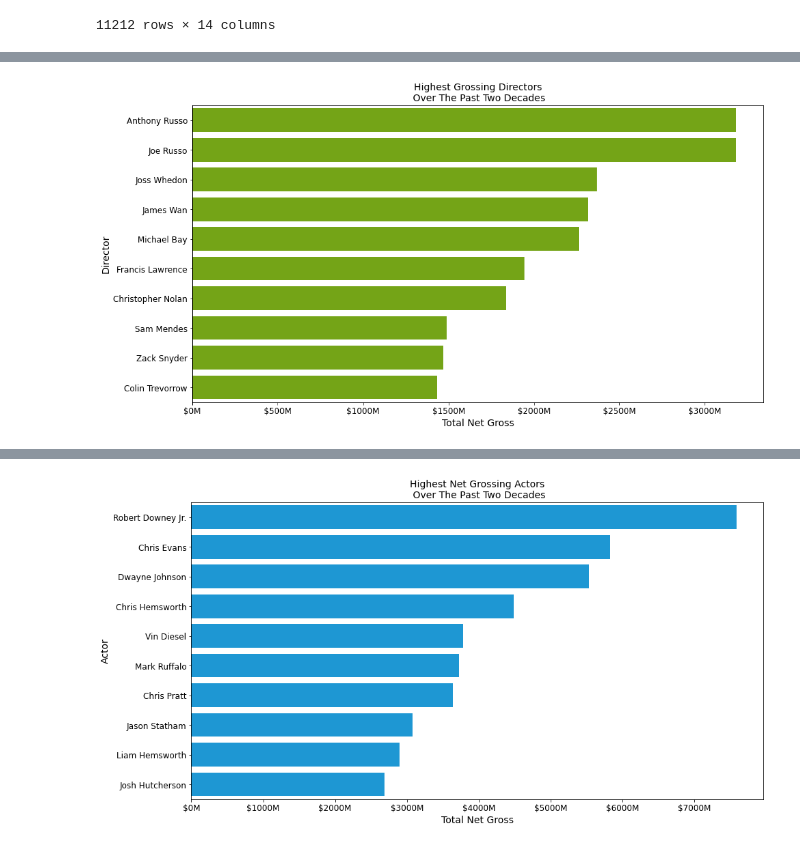
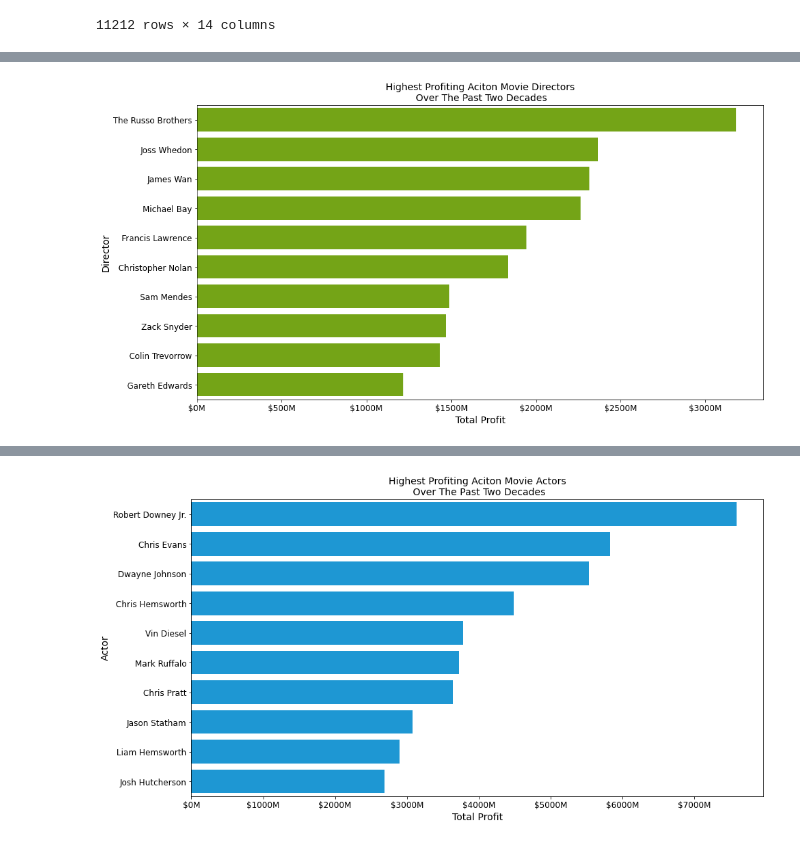
Before and after one commit to paul-lindquist/microsoft-studio-movie-analysis, a Jupyter notebook: data_parsing.ipynb, the cells around one changed output, grey strips where cells are left out. Saved outputs shown, nothing was run; the diff lists cells and outputs as text; code cells hidden in the pictures.

Commit message:
Fixed some code, saved down my visuals

```diff
--- a/data_parsing.ipynb
+++ b/data_parsing.ipynb
@@ -239,8 +33,9 @@ I've located the top net grossing films and now want to figure out why they are
 #assinged that now to an int so that it is easier to read
 #since I'm on a PC for some reason I cannot just convert to int
 #only selected the movies from the past 20 years
-#created a copy of the budget dataframe sorted by the highest worldwide gross
-#selected the top 20 grossing movies from the past 20 years
+#established a column for net gross by subtracting the budget from the worldwide gross
+#merged in my genres so that I may only select action movies
+#selected the top 20 grossing action movies from the past 20 years
 budgetdf.replace(',','', regex=True, inplace=True)
 budgetdf.replace('\$','', regex=True, inplace=True)
 budgetdf['production_budget'] = budgetdf['production_budget'].astype(float)
@@ -251,9 +46,10 @@ budgetdf['worldwide_gross'] = budgetdf['worldwide_gross'].astype(int)
 budgetdf['domestic_gross'] = budgetdf['domestic_gross'].astype(int)
 budgetdf['release_date'] = pd.to_datetime(budgetdf['release_date'])
 budgetdf = budgetdf[budgetdf['release_date'].dt.year >= 2001]
-budgetdf['total_net_gross'] = budgetdf['worldwide_gross'] - budgetdf['production_budget']
+budgetdf['total_profit'] = budgetdf['worldwide_gross'] - budgetdf['production_budget']
 budgetandgenres = budgetdf.merge(genres, left_on=['movie'], right_on=['primary_title'])
-highestgrossdf = budgetandgenres.sort_values(by='total_net_gross', ascending=False)
+actiondf = budgetandgenres[budgetandgenres['genres'].str.contains('Action') == True]
+highestactiondf = actiondf.sort_values(by='total_profit', ascending=False)
 highest20df = highestactiondf.head(20)
 highest20df
 # %% [output]
@@ -426,7 +223,7 @@ grosscrew
 11212 rows × 14 columns
 # %%
 #Copying the dataframe into a sorted by the highest worldwide gross
-highestgrosscrew = grosscrew.sort_values(by='total_net_gross', ascending=False)
+highestgrosscrew = grosscrew.sort_values(by='total_profit', ascending=False)
 # %%
 highestgrosscrew
 # %% [output]
@@ -464,3 +251,11 @@ directors.head()
 | 2436 | nm1119880 | Colin Trevorrow | tt0369610 | director | Jurassic World | 34 | 2015-06-12 | Jurassic World | ... |
 | 3623 | nm1490123 | James Wan | tt2820852 | director | Furious 7 | 67 | 2015-04-03 | Furious 7 | ... |
 | 5721 | nm0923736 | Joss Whedon | tt0848228 | director | The Avengers | 27 | 2012-05-04 | The Avengers | ... |
+# %%
+#I want to treat the Russo Brothers as one since their data is the same and they work as a pair
+#To do so I rename them as The Russo Brothers in my dataframe and drop the name and title constant columns so that
+#I can also drop the duplicate values
+directors.replace('Joe Russo','The Russo Brothers', regex=True, inplace=True)
+directors.replace('Anthony Russo','The Russo Brothers', regex=True, inplace=True)
+directors = directors.drop(['nconst', 'tconst'], axis=1)
+directors = directors.drop_duplicates()
@@ -467,2 +276,2 @@ directors.head()
 # %%
-directorgb = directors.groupby(['primary_name']).sum().sort_values(['total_net_gross'], ascending=False)
+directorgb = directors.groupby(['primary_name']).sum().sort_values(['total_profit'], ascending=False)
@@ -469,17 +293,18 @@ directorgb = directors.groupby(['primary_name']).sum().sort_values(['total_net_g
 # %%
 top10directors = directorgb.head(10)
 # %%
-directorfig, ax = plt.subplots(figsize=(15,8))
-sns.barplot(y = top10directors.index, x = top10directors['total_net_gross'], color='#7cbb00')
-ax.set_title('Highest Grossing Directors\n Over The Past Two Decades', fontsize= 14)
-ax.set_xlabel('Total Net Gross', fontsize= 14)
+stevendirectorfig, ax = plt.subplots(figsize=(15,8))
+sns.barplot(y = top10directors.index, x = top10directors['total_profit'], color='#7cbb00')
+ax.set_title('Highest Profiting Aciton Movie Directors\n Over The Past Two Decades', fontsize= 14)
+ax.set_xlabel('Total Profit', fontsize= 14)
 ax.set_ylabel('Director', fontsize= 14)
 formatter = FuncFormatter(millions)
 ax.xaxis.set_major_formatter(formatter)
 plt.xticks(fontsize=12)
-plt.yticks(fontsize=12);
+plt.yticks(fontsize=12)
+plt.savefig('stevendirectorfig.jpg', dpi=300, bbox_inches='tight');
 # %% [output]
-[figure, old version]
+[figure, new version]
 # %%
 # I repeat the process for Actors and Actresses
 # %%
@@ -498,18 +323,19 @@ actorgb = actors.groupby(['primary_name']).sum().sort_values(['total_net_gross']
 # %%
 top10actors = actorgb.head(10)
 # %%
-actorfig, ax = plt.subplots(figsize=(15,8))
-sns.barplot(y = top10actors.index, x = top10actors['total_net_gross'], color='#00a1f1')
+stevenactorfig, ax = plt.subplots(figsize=(15,8))
+sns.barplot(y = top10actors.index, x = top10actors['total_profit'], color='#00a1f1')
 
-ax.set_title('Highest Net Grossing Actors\n Over The Past Two Decades',fontsize= 14)
-ax.set_xlabel('Total Net Gross',fontsize= 14)
+ax.set_title('Highest Profiting Aciton Movie Actors\n Over The Past Two Decades',fontsize= 14)
+ax.set_xlabel('Total Profit',fontsize= 14)
 ax.set_ylabel('Actor',fontsize= 14)
 formatter = FuncFormatter(millions)
 ax.xaxis.set_major_formatter(formatter)
 plt.xticks(fontsize=12)
-plt.yticks(fontsize=12);
+plt.yticks(fontsize=12)
+#plt.savefig('stevenactorfig.jpg', dpi=300, bbox_inches='tight');
 # %% [output]
-[figure, old version]
+[figure, new version]
 # %%
 actresses = highestgrosscrew.loc[highestgrosscrew['category'] == 'actress']
 # %%
```
Also changed, not shown: parts of 40 cells of this notebook, 3 other files.
